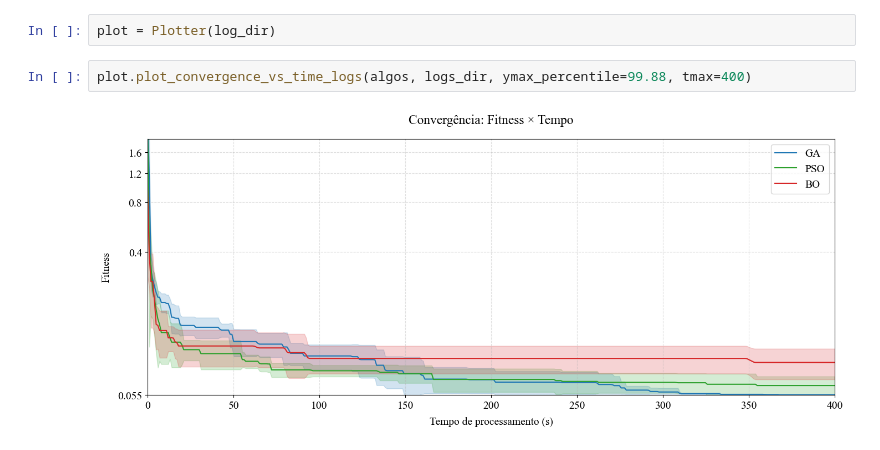
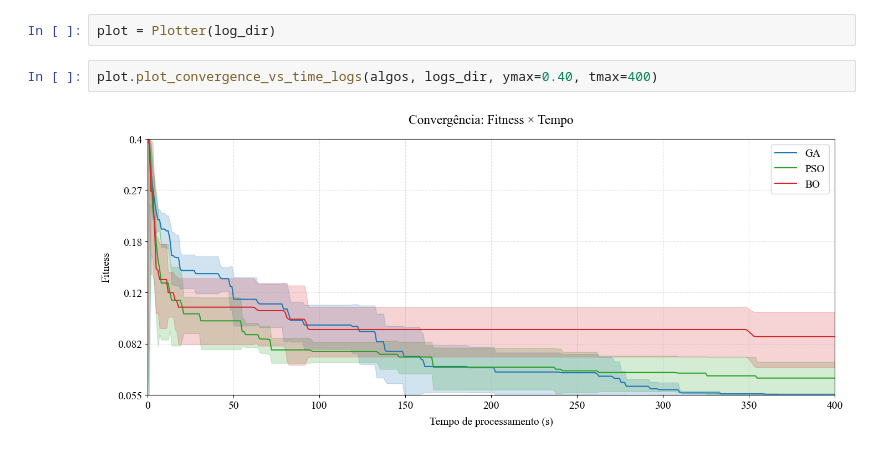
Before and after one commit to joaovfdias/optim_model_updating, a Jupyter notebook: plot/Problema 4.ipynb, the cells around one changed output. Saved outputs shown, nothing was run; the diff lists cells and outputs as text.

```diff
--- a/plot/Problema 4.ipynb
+++ b/plot/Problema 4.ipynb
@@ -41,8 +41,8 @@ for algo, sets in filter_sets.items():
 # %%
 plot = Plotter(log_dir)
 # %%
-plot.plot_convergence_vs_time_logs(algos, logs_dir, ymax_percentile=99.88, tmax=400)
+plot.plot_convergence_vs_time_logs(algos, logs_dir, ymax=0.40, tmax=400)
 # %% [output]
-[figure, old version]
+[figure, new version]
 # %%
 plot.plot_all_results(param_keys=dadosp.keys, key_to_name=dadosp.key_to_name, param_expected_values=dadosp.expected_values, param_search_space=dadosp.search_spaces, filter_sets=filter_sets)
```
Also changed, not shown: parts of 1 cell of this notebook, 1 other file.
